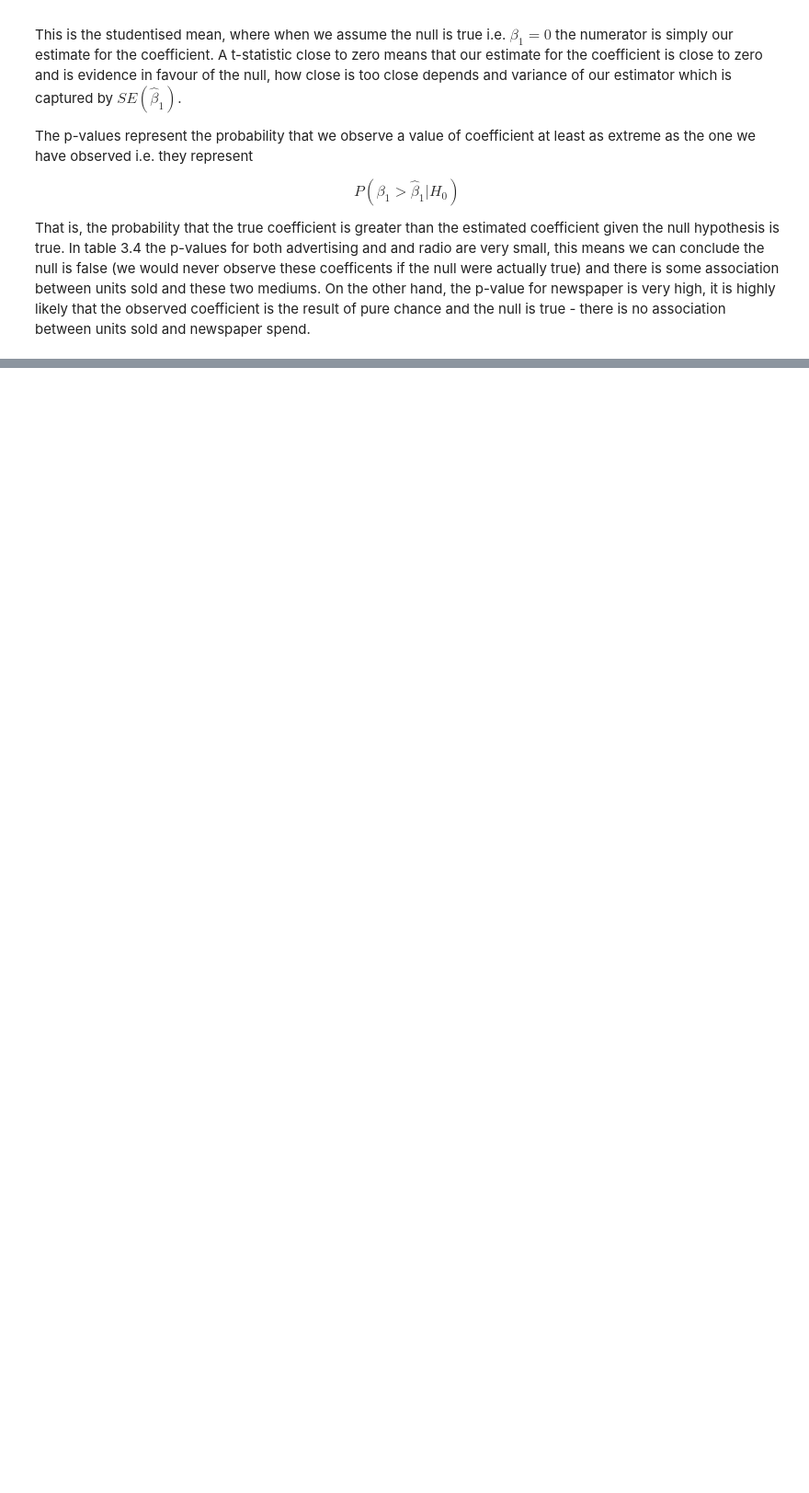
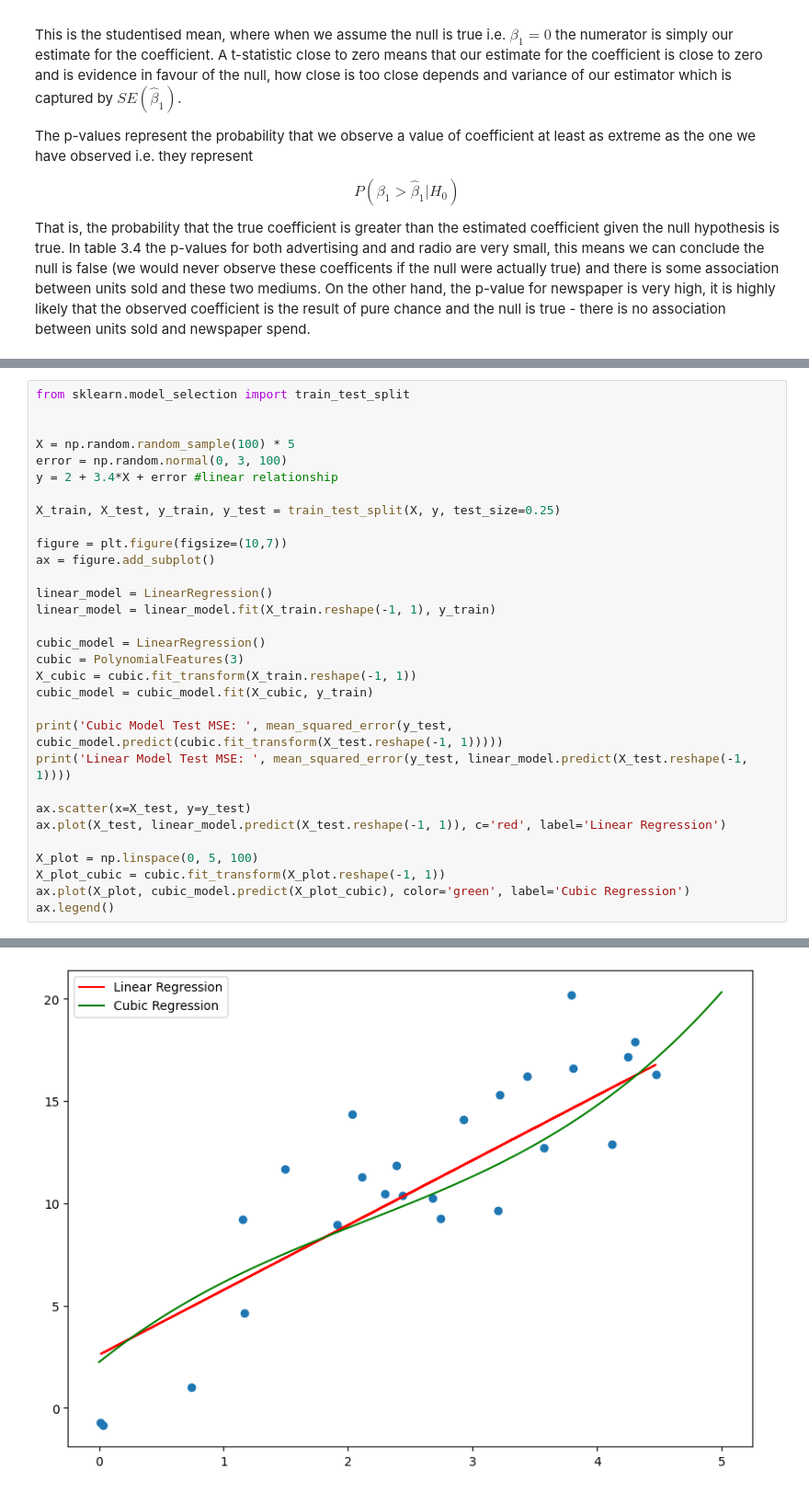
Before and after one commit to cainemerrick98/statistical_learning_problems, a Jupyter notebook: 2 linear regression/conceptual.ipynb, the cells around one changed output, grey strips where cells are left out. Shown at 92% size. Saved outputs shown, nothing was run; the diff lists cells and outputs as text; blank space fills up the shorter version.

```diff
--- a/2 linear regression/conceptual.ipynb
+++ b/2 linear regression/conceptual.ipynb
@@ -86,0 +135,32 @@ That is if a highschool student and a college student both have a GPA of $\gt 3.
+# %%
+from sklearn.model_selection import train_test_split
+
+
+X = np.random.random_sample(100) * 5
+error = np.random.normal(0, 3, 100)
+y = 2 + 3.4*X + error #linear relationship
+
+X_train, X_test, y_train, y_test = train_test_split(X, y, test_size=0.25)
+
+figure = plt.figure(figsize=(10,7))
+ax = figure.add_subplot()
+
+linear_model = LinearRegression()
+linear_model = linear_model.fit(X_train.reshape(-1, 1), y_train)
+
+cubic_model = LinearRegression()
+cubic = PolynomialFeatures(3)
+X_cubic = cubic.fit_transform(X_train.reshape(-1, 1))
+cubic_model = cubic_model.fit(X_cubic, y_train)
+
+print('Cubic Model Test MSE: ', mean_squared_error(y_test, cubic_model.predict(cubic.fit_transform(X_test.reshape(-1, 1)))))
+print('Linear Model Test MSE: ', mean_squared_error(y_test, linear_model.predict(X_test.reshape(-1, 1))))
+
+ax.scatter(x=X_test, y=y_test)
+ax.plot(X_test, linear_model.predict(X_test.reshape(-1, 1)), c='red', label='Linear Regression')
+
+X_plot = np.linspace(0, 5, 100)
+X_plot_cubic = cubic.fit_transform(X_plot.reshape(-1, 1))
+ax.plot(X_plot, cubic_model.predict(X_plot_cubic), color='green', label='Cubic Regression')
+ax.legend()
+# %% [output]
@@ -86,0 +170 @@ That is if a highschool student and a college student both have a GPA of $\gt 3.
+[figure, added]
```
Also changed, not shown: parts of 6 cells of this notebook.
